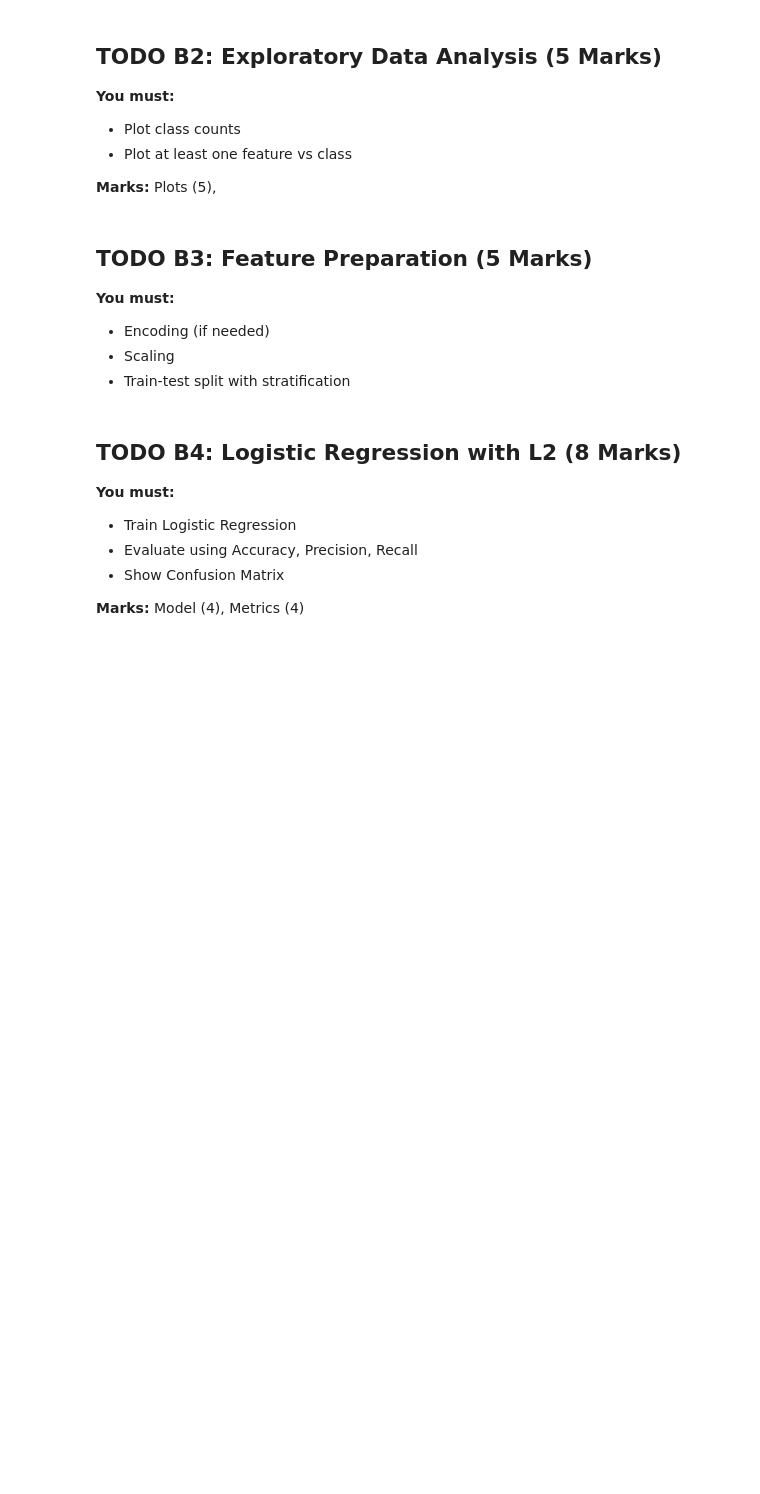
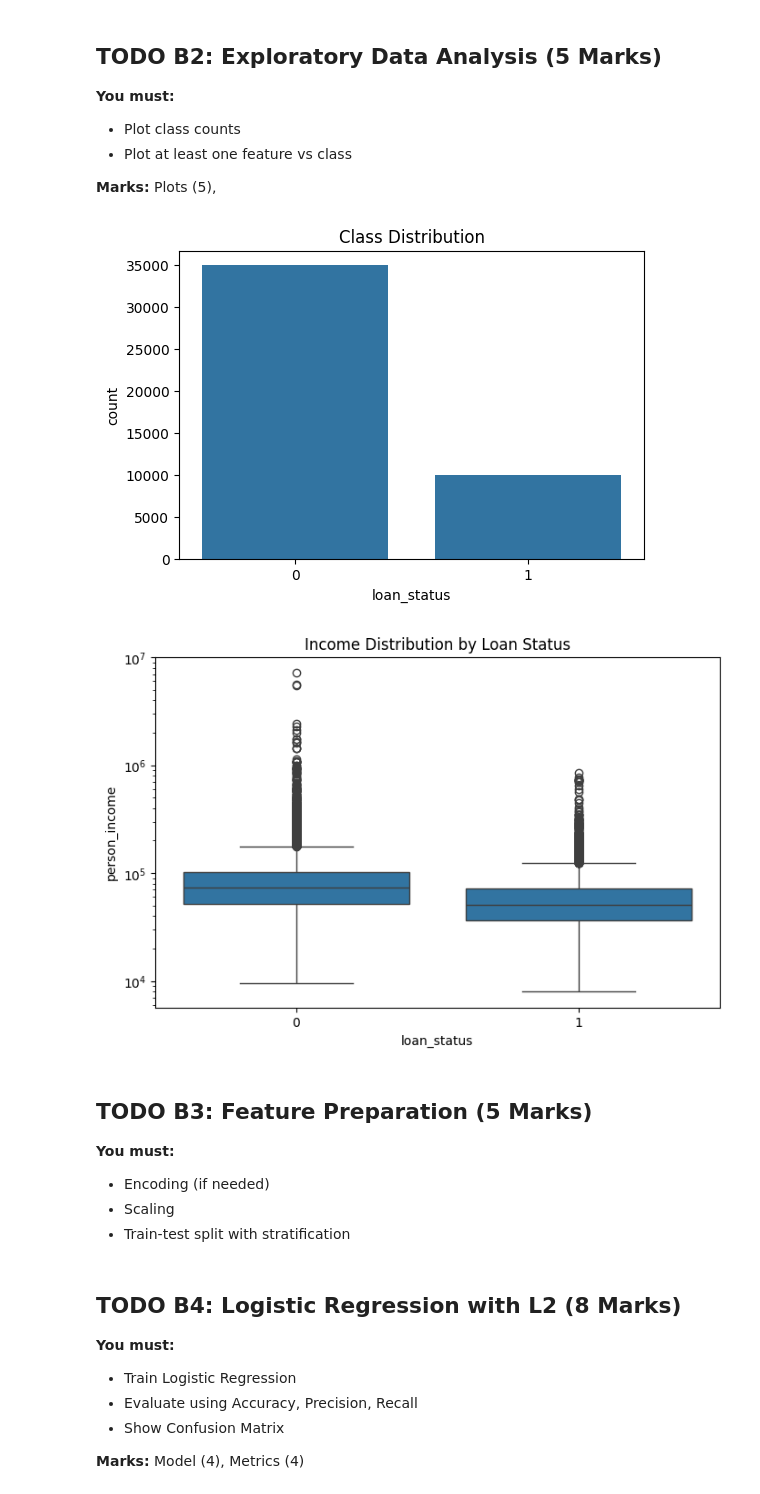
Before and after one commit to MoriamAkterSwarna/AI-ML, a Jupyter notebook: AI_ML_Assignment_3_Module_19_Moriam_Akter_Swarna.ipynb, the cells around one changed output. Drawn from its saved outputs; the diff is of its cells as text; code cells hidden in the pictures; blank space fills up the shorter version.

```diff
--- a/AI_ML_Assignment_3_Module_19_Moriam_Akter_Swarna.ipynb
+++ b/AI_ML_Assignment_3_Module_19_Moriam_Akter_Swarna.ipynb
@@ -109,3 +303,7 @@ You will work with the provided **classification dataset**.
 **Marks:** Analysis (3), Explanation (2)
 # %%
 # TODO: Load classification dataset
+
+df_class = pd.read_csv('loan_data.csv')
+
+df_class.head(10)
@@ -111,0 +322,3 @@ You will work with the provided **classification dataset**.
+# %%
+df_class.columns = df_class.columns.str.strip()
+df_class
@@ -121,3 +358,21 @@ You will work with the provided **classification dataset**.
+# %%
+# TODO: Classification EDA
+
+# Plot class counts
+plt.figure(figsize=(6, 4))
+sns.countplot(x='loan_status', data=df_class)
+plt.title("Class Distribution")
+plt.show()
+
+# Feature vs Class (Income vs Loan Status)
+plt.figure(figsize=(8, 5))
+sns.boxplot(x='loan_status', y='person_income', data=df_class)
+plt.yscale('log')
+plt.title("Income Distribution by Loan Status")
+plt.show()
+# %% [output]
+[figure, added]
+[figure, added]
 # %% [markdown]
 ## TODO B3: Feature Preparation (5 Marks)
 **You must:**
```
Also changed, not shown: parts of 45 cells of this notebook.
